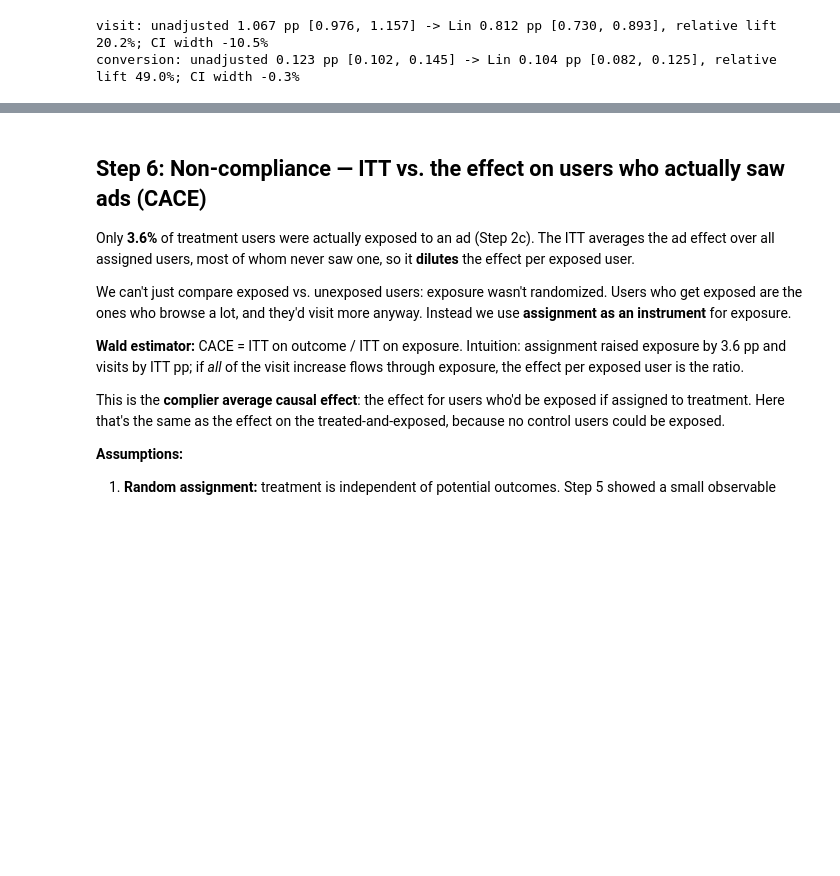
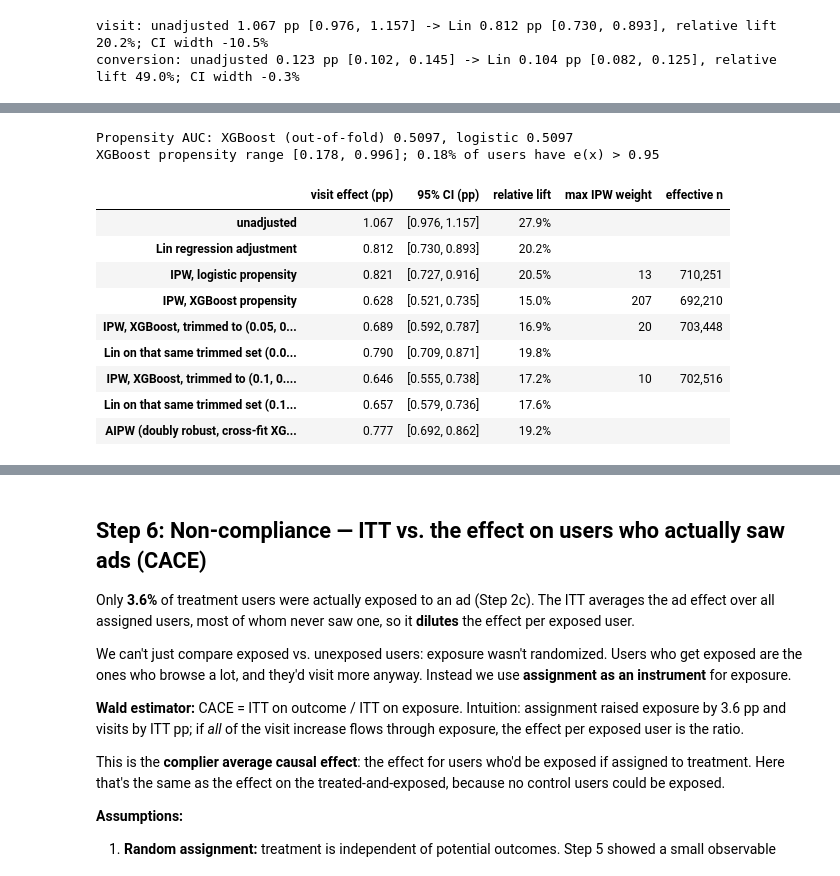
Before and after one commit to mehwishahmed/criteo-ad-incrementality, a Jupyter notebook: notebooks/analysis.ipynb, the cells around one changed output, grey strips where cells are left out. Drawn from its saved outputs; the diff is of its cells as text; code cells hidden in the pictures; blank space fills up the shorter version.

```diff
--- a/notebooks/analysis.ipynb
+++ b/notebooks/analysis.ipynb
@@ -401,0 +419,48 @@ conversion: unadjusted 0.123 pp [0.102, 0.145] -> Lin 0.104 pp [0.082, 0.125], r
+# %%
+from sklearn.linear_model import LogisticRegression
+from sklearn.metrics import roc_auc_score
+from sklearn.preprocessing import StandardScaler
+
+e_xgb = variance.cross_fit_propensity(df, FEATURES, n_folds=5, seed=42)
+e_logit = pd.Series(LogisticRegression(max_iter=1000)
+                    .fit(StandardScaler().fit_transform(df[FEATURES]), df["treatment"])
+                    .predict_proba(StandardScaler().fit_transform(df[FEATURES]))[:, 1], index=df.index)
+
+auc_xgb = roc_auc_score(df["treatment"], e_xgb)
+auc_logit = roc_auc_score(df["treatment"], e_logit)
+print(f"Propensity AUC: XGBoost (out-of-fold) {auc_xgb:.4f}, logistic {auc_logit:.4f}")
+print(f"XGBoost propensity range [{e_xgb.min():.3f}, {e_xgb.max():.3f}]; "
+      f"{(e_xgb > 0.95).mean():.2%} of users have e(x) > 0.95")
+# %% [output]
+Propensity AUC: XGBoost (out-of-fold) 0.5097, logistic 0.5097
+XGBoost propensity range [0.178, 0.996]; 0.18% of users have e(x) > 0.95
+# %%
+robust = {"unadjusted": adj["visit"].loc["unadjusted"].to_dict(),
+          "Lin regression adjustment": adj["visit"].loc["adjusted (Lin, interacted)"].to_dict(),
+          "IPW, logistic propensity": variance.ipw_effect(df, "visit", e_logit),
+          "IPW, XGBoost propensity": variance.ipw_effect(df, "visit", e_xgb)}
+for lo, hi in [(0.05, 0.95), (0.10, 0.90)]:
+    keep = e_xgb.between(lo, hi, inclusive="neither")
+    robust[f"IPW, XGBoost, trimmed to ({lo}, {hi}) [{keep.mean():.1%} kept]"] = variance.ipw_effect(df[keep], "visit", e_xgb[keep])
+    robust[f"Lin on that same trimmed set ({lo}, {hi})"] = variance.treatment_ols(df[keep], "visit", FEATURES, interact=True)
+robust["AIPW (doubly robust, cross-fit XGBoost)"] = variance.aipw_effect(df, "visit", FEATURES, e_xgb)
+
+rb = pd.DataFrame(robust).T
+pd.DataFrame({
+    "visit effect (pp)": (rb["coef"] * 100).map("{:.3f}".format),
+    "95% CI (pp)": [f"[{lo*100:.3f}, {hi*100:.3f}]" for lo, hi in zip(rb["ci_low"], rb["ci_high"])],
+    "relative lift": rb["rel_lift"].map("{:.1%}".format),
+    "max IPW weight": rb.get("max_weight").map(lambda x: "" if pd.isna(x) else f"{x:.0f}"),
+    "effective n": rb.get("effective_n").map(lambda x: "" if pd.isna(x) else f"{x:,.0f}"),
+})
+# %% [output]
+|  | visit effect (pp) | 95% CI (pp) | relative lift | max IPW weight | effective n |
+| unadjusted | 1.067 | [0.976, 1.157] | 27.9% |  |  |
+| Lin regression adjustment | 0.812 | [0.730, 0.893] | 20.2% |  |  |
+| IPW, logistic propensity | 0.821 | [0.727, 0.916] | 20.5% | 13 | 710,251 |
+| IPW, XGBoost propensity | 0.628 | [0.521, 0.735] | 15.0% | 207 | 692,210 |
+| IPW, XGBoost, trimmed to (0.05, 0... | 0.689 | [0.592, 0.787] | 16.9% | 20 | 703,448 |
+| Lin on that same trimmed set (0.0... | 0.790 | [0.709, 0.871] | 19.8% |  |  |
+| IPW, XGBoost, trimmed to (0.1, 0.... | 0.646 | [0.555, 0.738] | 17.2% | 10 | 702,516 |
+| Lin on that same trimmed set (0.1... | 0.657 | [0.579, 0.736] | 17.6% |  |  |
+| AIPW (doubly robust, cross-fit XG... | 0.777 | [0.692, 0.862] | 19.2% |  |  |
```
Also changed, not shown: parts of 9 cells of this notebook, 2 other files.
